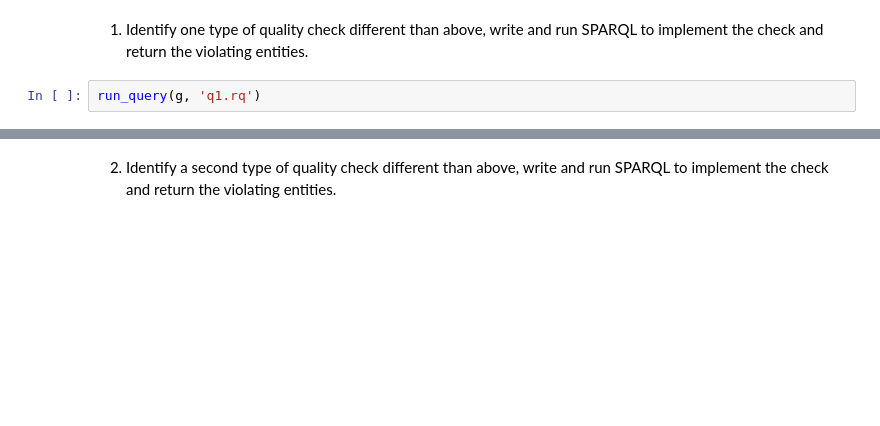
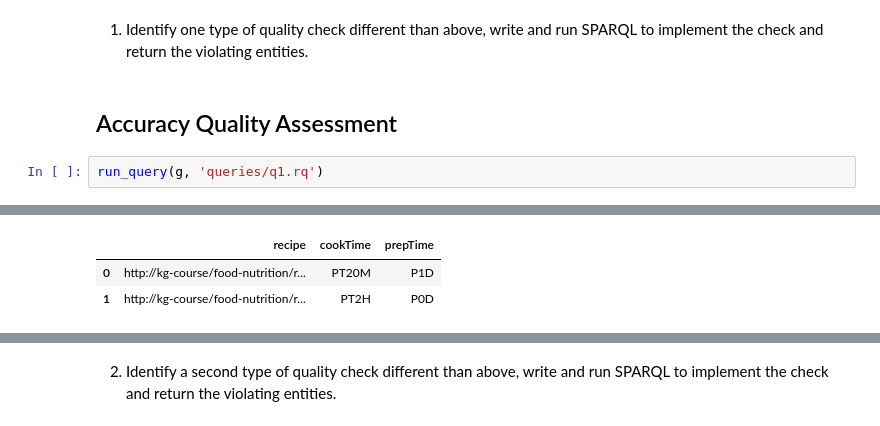
Before and after one commit to DominicVerschoor/Knowledge_Graph_Quality_Assesment, a Jupyter notebook: Assignment2 Template.ipynb, the cells around one changed output, grey strips where cells are left out. Cells and saved outputs as stored; diff of their text form; blank space fills up the shorter version.

Commit message:
Task 1 - accuracy done

```diff
--- a/Assignment2 Template.ipynb
+++ b/Assignment2 Template.ipynb
@@ -46,4 +81,7 @@ print(f"Working with {len(g)} triples")
 # %% [markdown]
 1. Identify one type of quality check different than above, write and run SPARQL to implement the check and return the violating entities.
+# %% [markdown]
+## Accuracy Quality Assessment
 # %%
-run_query(g, 'q1.rq')
+run_query(g, 'queries/q1.rq')
+# %% [output]
@@ -49,0 +89,3 @@ run_query(g, 'q1.rq')
+|  | recipe | cookTime | prepTime |
+| 0 | http://kg-course/food-nutrition/r... | PT20M | P1D |
+| 1 | http://kg-course/food-nutrition/r... | PT2H | P0D |
```
Also changed, not shown: parts of 11 cells of this notebook, 4 other files.
